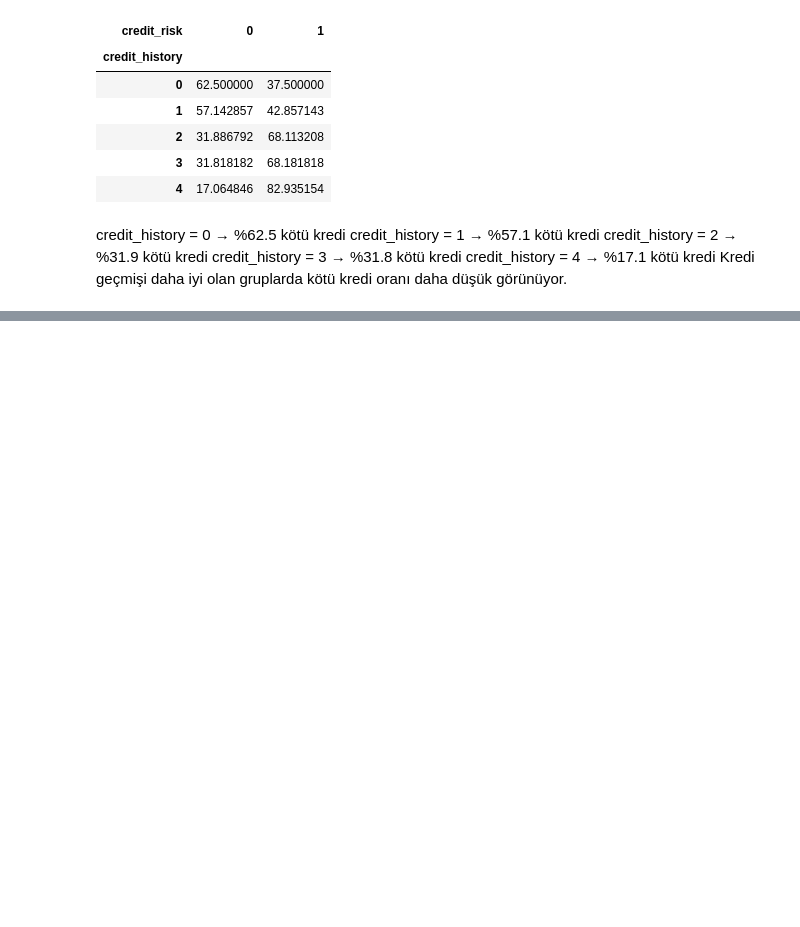
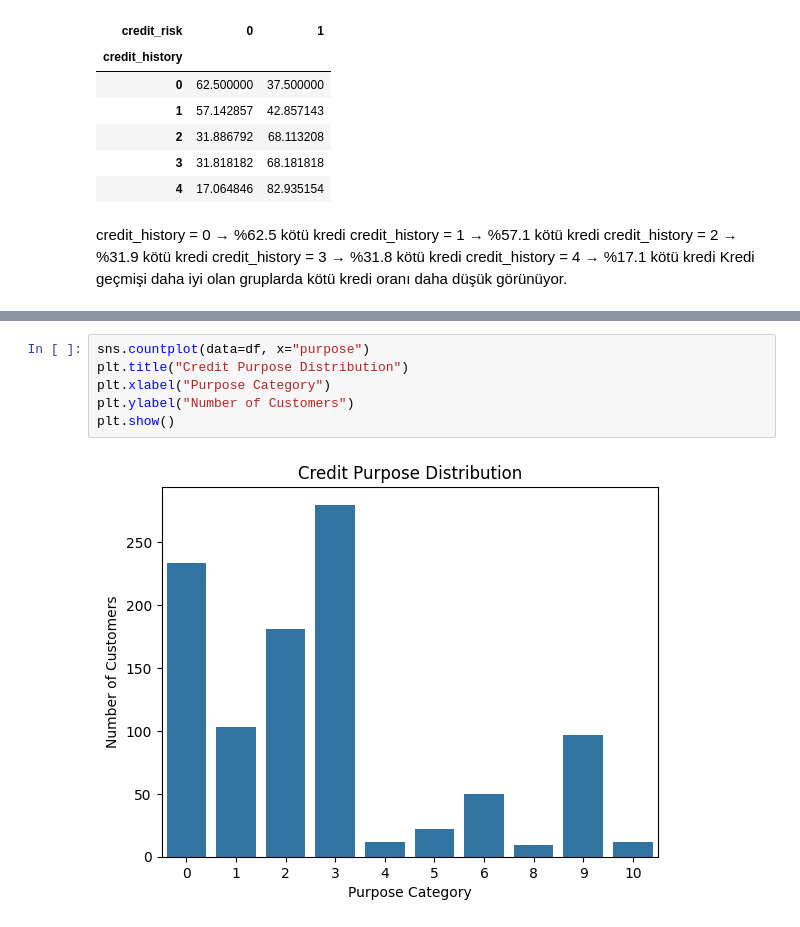
Before and after one commit to Esr1903/credit-risk-scoring-system, a Jupyter notebook: notebooks/02_veri_kesfi_ve_grafikler.ipynb, the cells around one changed output, grey strips where cells are left out. Saved outputs shown, nothing was run; the diff lists cells and outputs as text; blank space fills up the shorter version.

Commit message:
Purpose analizini ekle

```diff
--- a/notebooks/02_veri_kesfi_ve_grafikler.ipynb
+++ b/notebooks/02_veri_kesfi_ve_grafikler.ipynb
@@ -363,0 +396,8 @@ Kredi geçmişi daha iyi olan gruplarda kötü kredi oranı daha düşük görü
+# %%
+sns.countplot(data=df, x="purpose")
+plt.title("Credit Purpose Distribution")
+plt.xlabel("Purpose Category")
+plt.ylabel("Number of Customers")
+plt.show()
+# %% [output]
+[figure, added]
```
Also changed, not shown: parts of 5 cells of this notebook.
